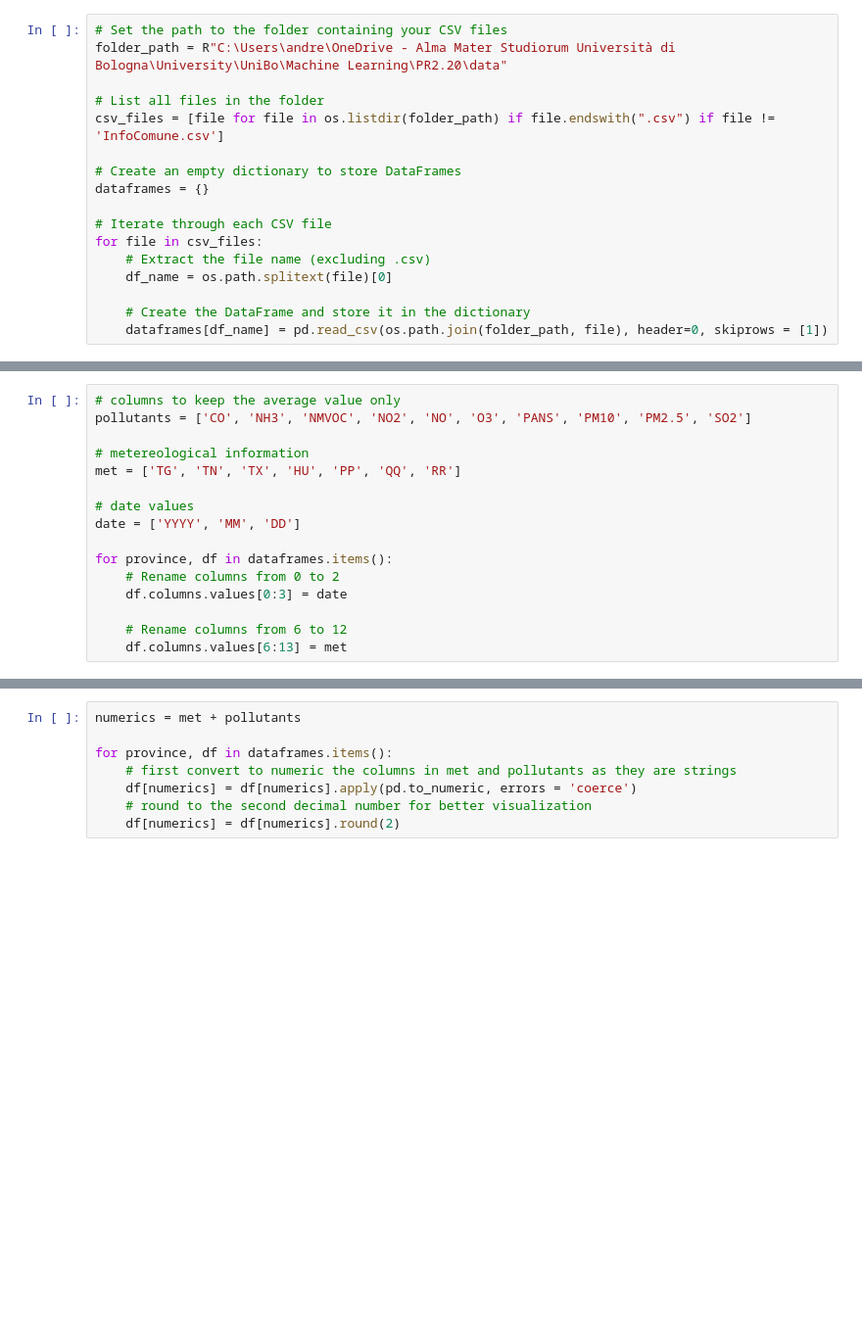
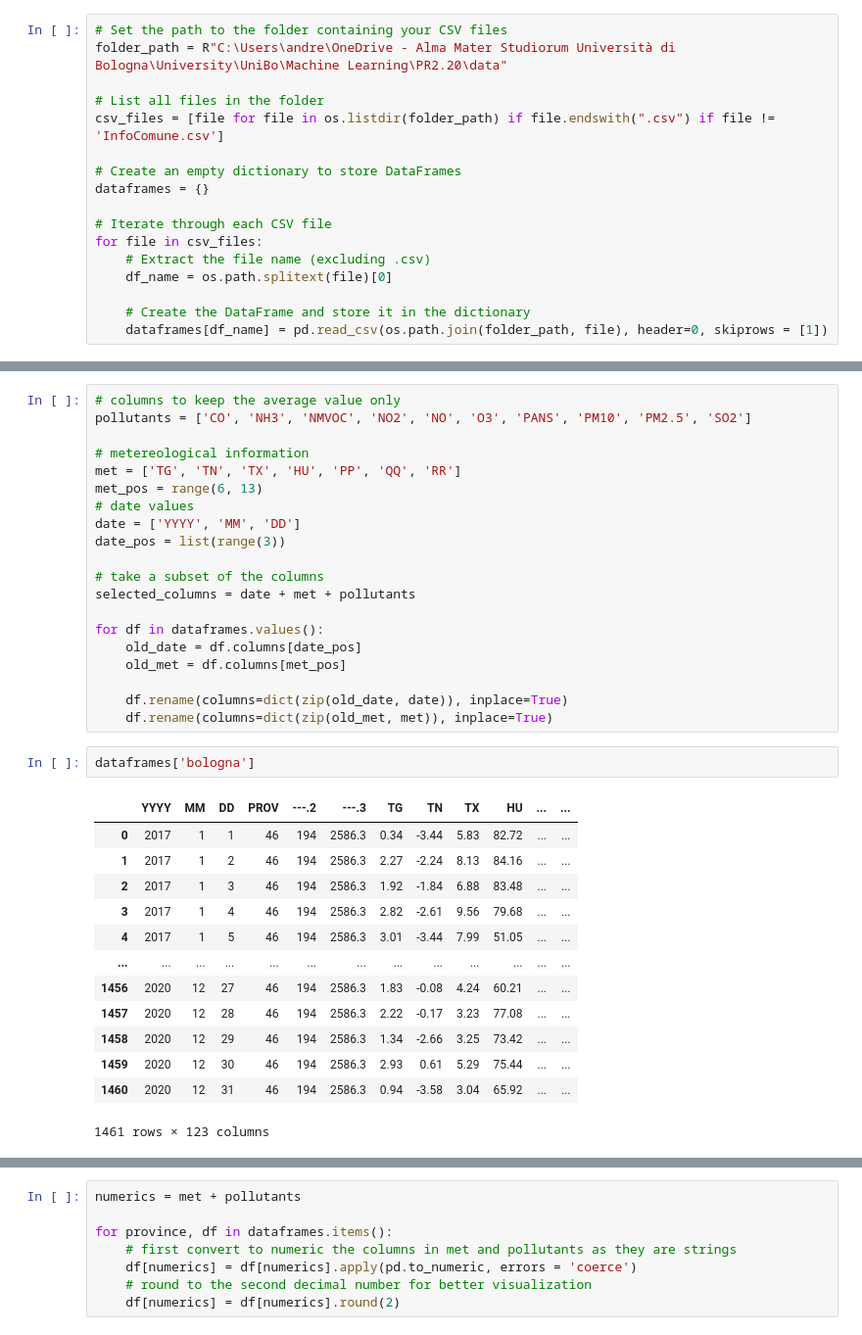
Before and after one commit to AndreFerrero/time-series-clustering, a Jupyter notebook: scripts/setup.ipynb, the cells around one changed output, grey strips where cells are left out. Shown at 98% size. Drawn from its saved outputs; the diff is of its cells as text; blank space fills up the shorter version.

```diff
--- a/scripts/setup.ipynb
+++ b/scripts/setup.ipynb
@@ -39,14 +71,34 @@ pollutants = ['CO', 'NH3', 'NMVOC', 'NO2', 'NO', 'O3', 'PANS', 'PM10', 'PM2.5',
 
 # metereological information
 met = ['TG', 'TN', 'TX', 'HU', 'PP', 'QQ', 'RR']
-
+met_pos = range(6, 13)
 # date values
 date = ['YYYY', 'MM', 'DD']
+date_pos = list(range(3))
 
-for province, df in dataframes.items():
-    # Rename columns from 0 to 2
-    df.columns.values[0:3] = date
+# take a subset of the columns
+selected_columns = date + met + pollutants
 
-    # Rename columns from 6 to 12
-    df.columns.values[6:13] = met
+for df in dataframes.values():
+    old_date = df.columns[date_pos]
+    old_met = df.columns[met_pos]
+
+    df.rename(columns=dict(zip(old_date, date)), inplace=True)
+    df.rename(columns=dict(zip(old_met, met)), inplace=True)
+# %%
+dataframes['bologna']
+# %% [output]
+|  | YYYY | MM | DD | PROV | ---.2 | ---.3 | TG | TN | TX | HU | ... | ... |
+| 0 | 2017 | 1 | 1 | 46 | 194 | 2586.3 | 0.34 | -3.44 | 5.83 | 82.72 | ... | ... |
+| 1 | 2017 | 1 | 2 | 46 | 194 | 2586.3 | 2.27 | -2.24 | 8.13 | 84.16 | ... | ... |
+| 2 | 2017 | 1 | 3 | 46 | 194 | 2586.3 | 1.92 | -1.84 | 6.88 | 83.48 | ... | ... |
+| 3 | 2017 | 1 | 4 | 46 | 194 | 2586.3 | 2.82 | -2.61 | 9.56 | 79.68 | ... | ... |
+| 4 | 2017 | 1 | 5 | 46 | 194 | 2586.3 | 3.01 | -3.44 | 7.99 | 51.05 | ... | ... |
+| ... | ... | ... | ... | ... | ... | ... | ... | ... | ... | ... | ... | ... |
+| 1456 | 2020 | 12 | 27 | 46 | 194 | 2586.3 | 1.83 | -0.08 | 4.24 | 60.21 | ... | ... |
+| 1457 | 2020 | 12 | 28 | 46 | 194 | 2586.3 | 2.22 | -0.17 | 3.23 | 77.08 | ... | ... |
+| 1458 | 2020 | 12 | 29 | 46 | 194 | 2586.3 | 1.34 | -2.66 | 3.25 | 73.42 | ... | ... |
+| 1459 | 2020 | 12 | 30 | 46 | 194 | 2586.3 | 2.93 | 0.61 | 5.29 | 75.44 | ... | ... |
+| 1460 | 2020 | 12 | 31 | 46 | 194 | 2586.3 | 0.94 | -3.58 | 3.04 | 65.92 | ... | ... |
+1461 rows × 123 columns
 # %%
```
Also changed, not shown: parts of 15 cells of this notebook.
